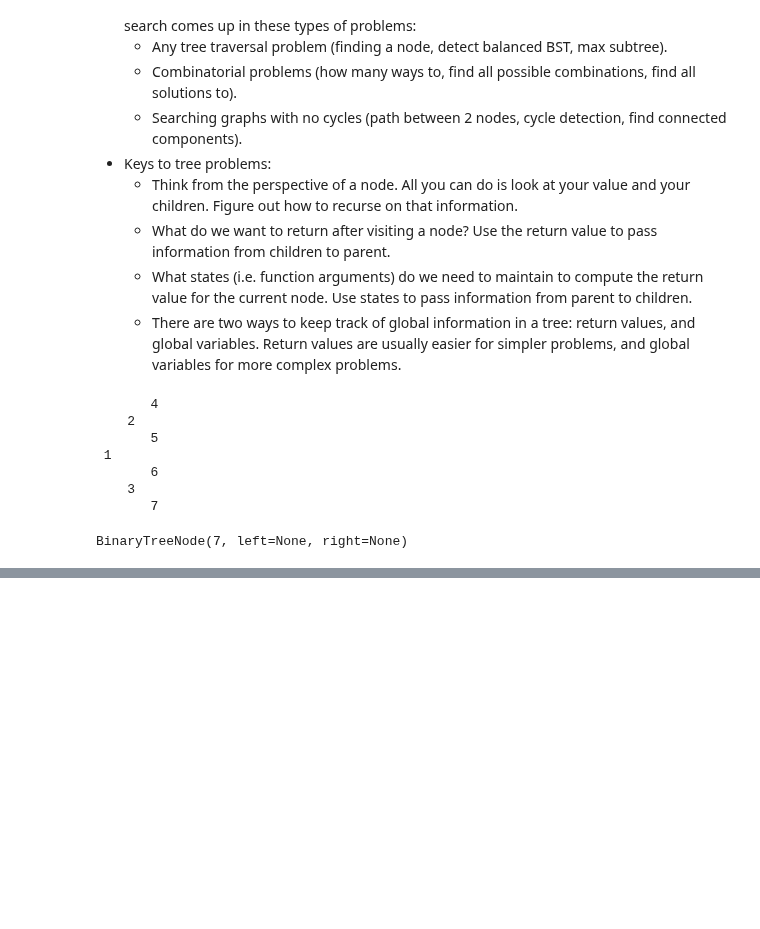
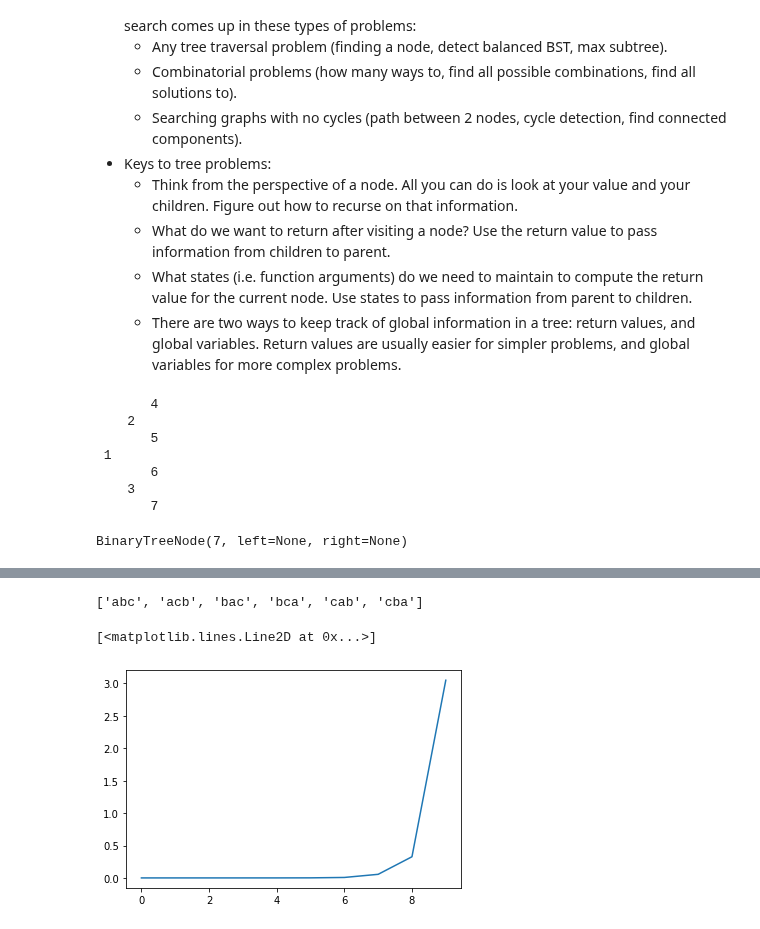
Before and after one commit to rkingery/notebooks, a Jupyter notebook: interview-prep.ipynb, the cells around one changed output, grey strips where cells are left out. Cells and saved outputs as stored; diff of their text form; code cells hidden in the pictures; blank space fills up the shorter version.

```diff
--- a/interview-prep.ipynb
+++ b/interview-prep.ipynb
@@ -462,0 +474,27 @@ def dfs(node, state):
+# %%
+def find_permutations(letters):
+    # factorial time recursion algorithm...only works up to like 10 letters
+    permutations = []
+    def recurse(remaining=[], path=[]):
+        if len(path) == len(letters):
+            permutations.append(''.join(path))
+        else:
+            for idx in range(len(remaining)):
+                recurse(remaining=remaining[:idx]+remaining[idx+1:], path=path+[remaining[idx]])
+    recurse(remaining=list(letters))
+    return permutations
+
+find_permutations('abc')
+# %% [output]
+['abc', 'acb', 'bac', 'bca', 'cab', 'cba']
+# %%
+letters = ''
+times = []
+for i in tqdm(range(10)):
+    letters += str(i)
+    result = %timeit -n1 -r1 -o -q find_permutations(letters)
+    times.append(result.average)
+plt.plot(times)
+# %% [output]
+[<matplotlib.lines.Line2D at 0x...>]
+[figure, added]
```
Also changed, not shown: parts of 15 cells of this notebook, 6 other files.
